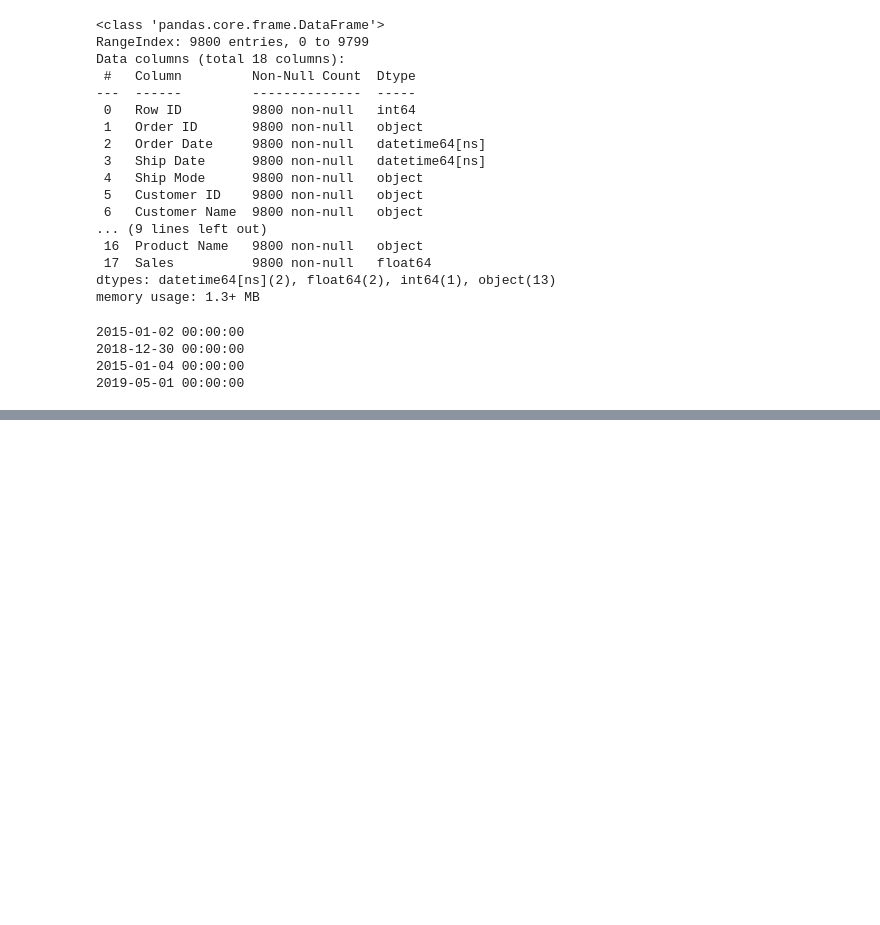
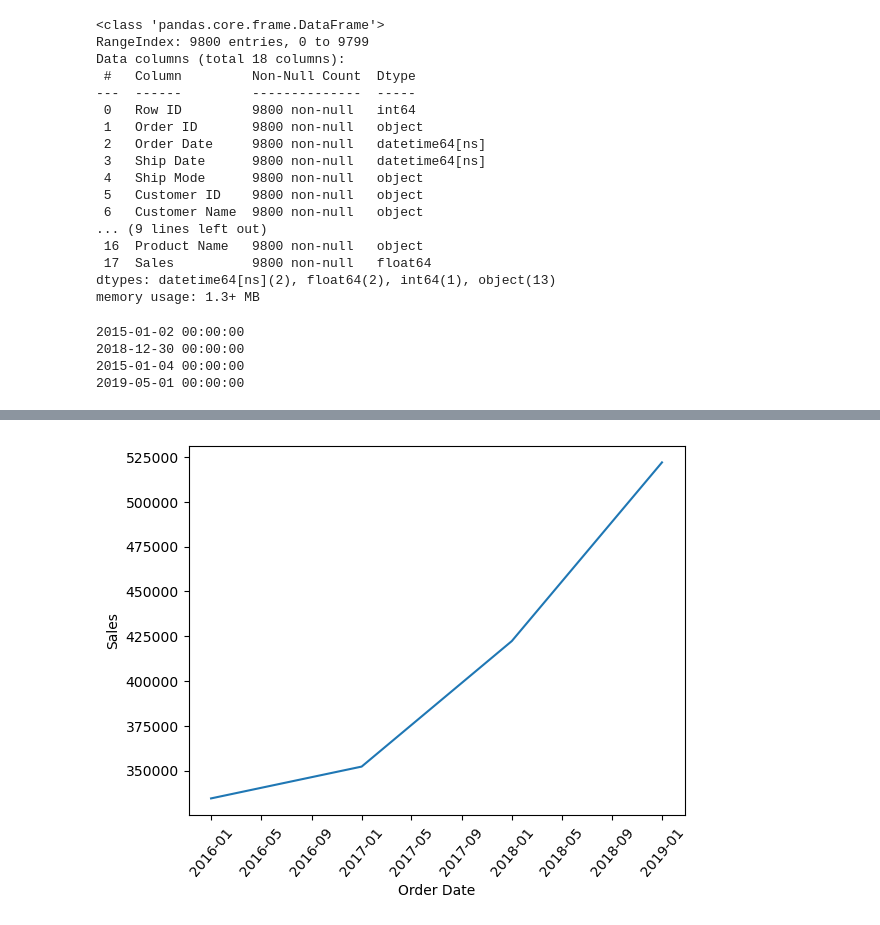
Before and after one commit to FerryMS/Sales_Projection, a Jupyter notebook: SuperstoreAnalysis.ipynb, the cells around one changed output, grey strips where cells are left out. Cells and saved outputs as stored; diff of their text form; code cells hidden in the pictures; blank space fills up the shorter version.

```diff
--- a/SuperstoreAnalysis.ipynb
+++ b/SuperstoreAnalysis.ipynb
@@ -112,0 +163,5 @@ print(df['Ship Date'].max())
+# %%
+dfm= dfw
+dfm.index=dfm['Order Date']
+dfms=pd.DataFrame(dfm.groupby(pd.Grouper(freq='Y'))['Sales'].sum())
+dfms
@@ -112,0 +175,7 @@ print(df['Ship Date'].max())
+# %%
+# Plotting monthly total sales.
+sns.lineplot(x='Order Date',y='Sales',data=dfms)
+plt.xticks(rotation=50)
+plt.show()
+# %% [output]
+[figure, added]
```
Also changed, not shown: parts of 9 cells of this notebook, 1 other file.
